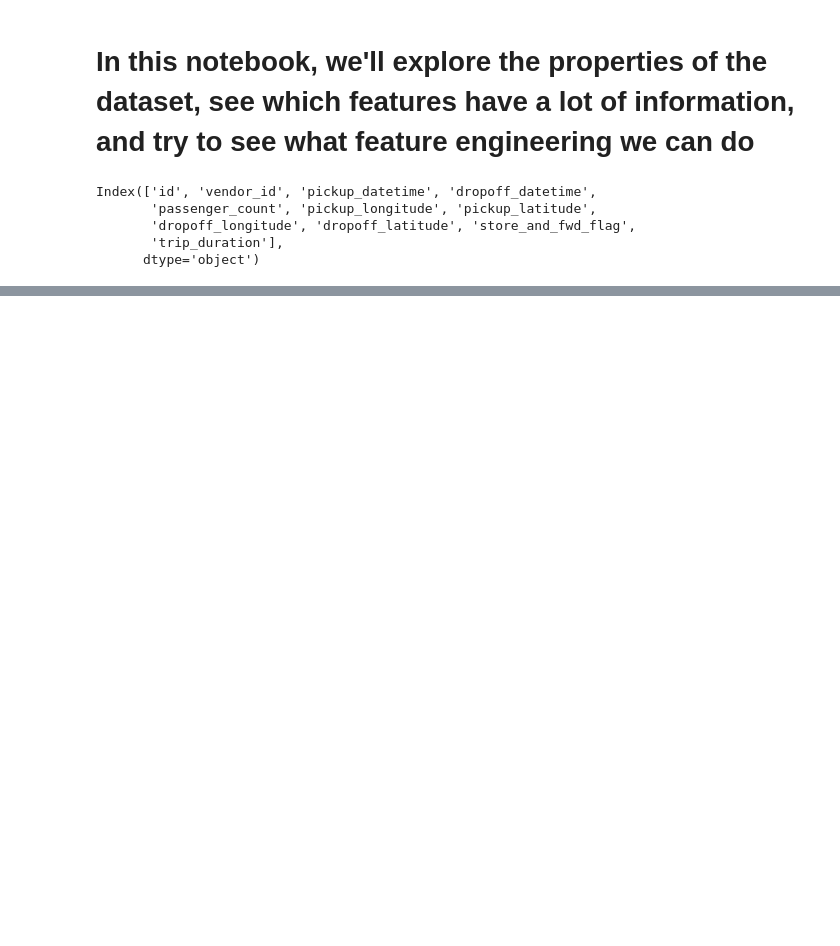
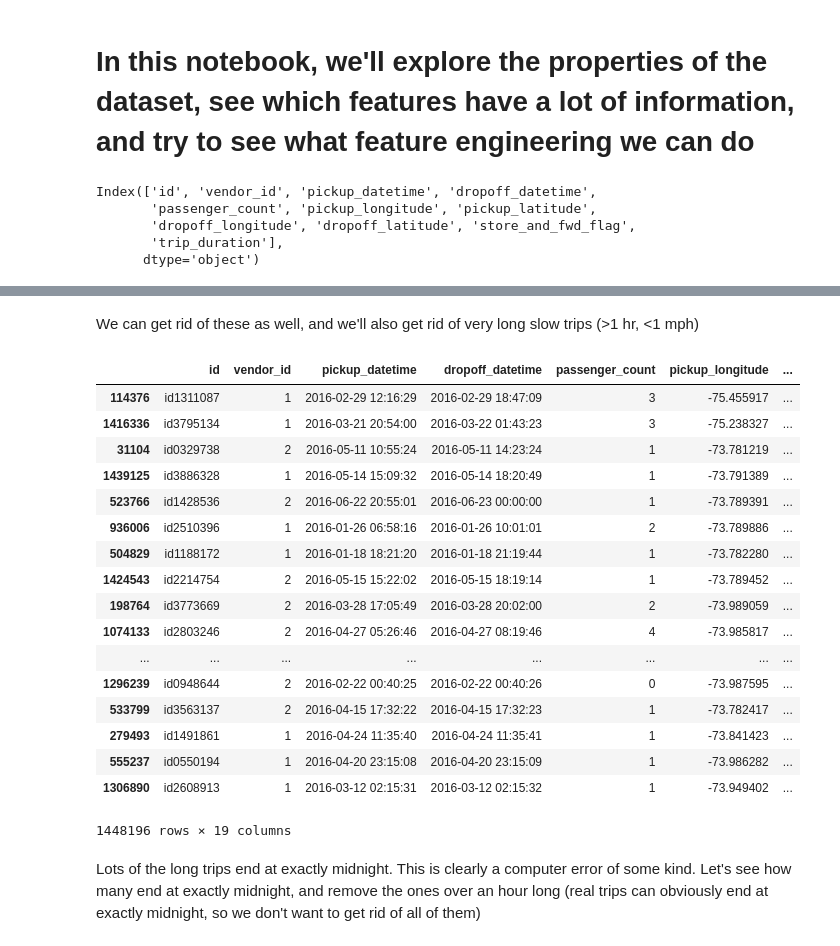
Before and after one commit to pschale/taxi-prediction, a Jupyter notebook: Data Exploration.ipynb, the cells around one changed output, grey strips where cells are left out. Cells and saved outputs as stored; diff of their text form; code cells hidden in the pictures; blank space fills up the shorter version.

```diff
--- a/Data Exploration.ipynb
+++ b/Data Exploration.ipynb
@@ -26,0 +137,2 @@ The variable to be predicted is trip_duration. Let's see how this is distributed
+# %% [markdown]
+We can get rid of these as well, and we'll also get rid of very long slow trips (>1 hr, <1 mph)
@@ -26,0 +145,23 @@ The variable to be predicted is trip_duration. Let's see how this is distributed
+# %%
+train.sort_values(by='trip_duration', ascending=False)
+# %% [output]
+|  | id | vendor_id | pickup_datetime | dropoff_datetime | passenger_count | pickup_longitude | ... |
+| 114376 | id1311087 | 1 | 2016-02-29 12:16:29 | 2016-02-29 18:47:09 | 3 | -75.455917 | ... |
+| 1416336 | id3795134 | 1 | 2016-03-21 20:54:00 | 2016-03-22 01:43:23 | 3 | -75.238327 | ... |
+| 31104 | id0329738 | 2 | 2016-05-11 10:55:24 | 2016-05-11 14:23:24 | 1 | -73.781219 | ... |
+| 1439125 | id3886328 | 1 | 2016-05-14 15:09:32 | 2016-05-14 18:20:49 | 1 | -73.791389 | ... |
+| 523766 | id1428536 | 2 | 2016-06-22 20:55:01 | 2016-06-23 00:00:00 | 1 | -73.789391 | ... |
+| 936006 | id2510396 | 1 | 2016-01-26 06:58:16 | 2016-01-26 10:01:01 | 2 | -73.789886 | ... |
+| 504829 | id1188172 | 1 | 2016-01-18 18:21:20 | 2016-01-18 21:19:44 | 1 | -73.782280 | ... |
+| 1424543 | id2214754 | 2 | 2016-05-15 15:22:02 | 2016-05-15 18:19:14 | 1 | -73.789452 | ... |
+| 198764 | id3773669 | 2 | 2016-03-28 17:05:49 | 2016-03-28 20:02:00 | 2 | -73.989059 | ... |
+| 1074133 | id2803246 | 2 | 2016-04-27 05:26:46 | 2016-04-27 08:19:46 | 4 | -73.985817 | ... |
+| ... | ... | ... | ... | ... | ... | ... | ... |
+| 1296239 | id0948644 | 2 | 2016-02-22 00:40:25 | 2016-02-22 00:40:26 | 0 | -73.987595 | ... |
+| 533799 | id3563137 | 2 | 2016-04-15 17:32:22 | 2016-04-15 17:32:23 | 1 | -73.782417 | ... |
+| 279493 | id1491861 | 1 | 2016-04-24 11:35:40 | 2016-04-24 11:35:41 | 1 | -73.841423 | ... |
+| 555237 | id0550194 | 1 | 2016-04-20 23:15:08 | 2016-04-20 23:15:09 | 1 | -73.986282 | ... |
+| 1306890 | id2608913 | 1 | 2016-03-12 02:15:31 | 2016-03-12 02:15:32 | 1 | -73.949402 | ... |
+1448196 rows × 19 columns
+# %% [markdown]
+Lots of the long trips end at exactly midnight. This is clearly a computer error of some kind. Let's see how many end at exactly midnight, and remove the ones over an hour long (real trips can obviously end at exactly midnight, so we don't want to get rid of all of them)
```
Also changed, not shown: parts of 48 cells of this notebook.
